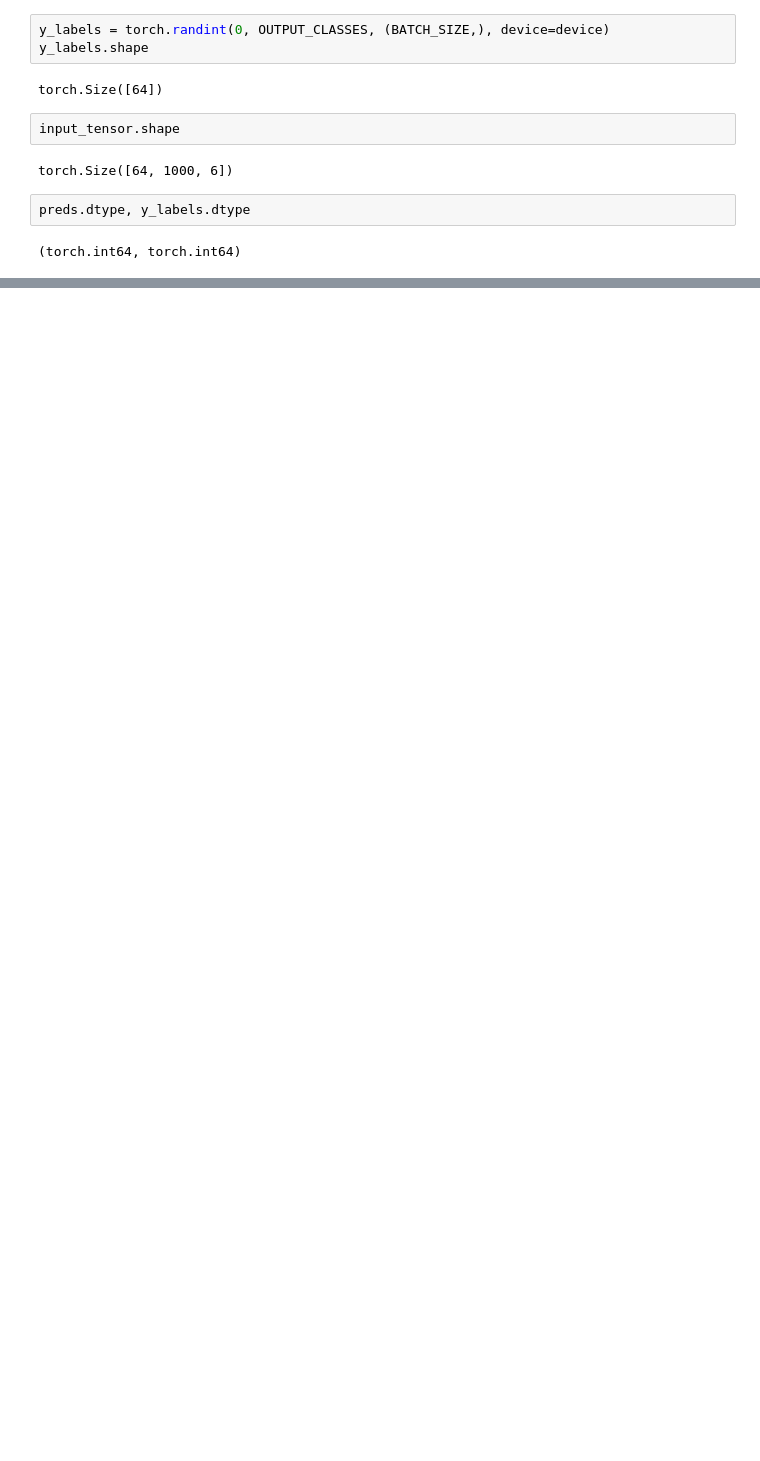
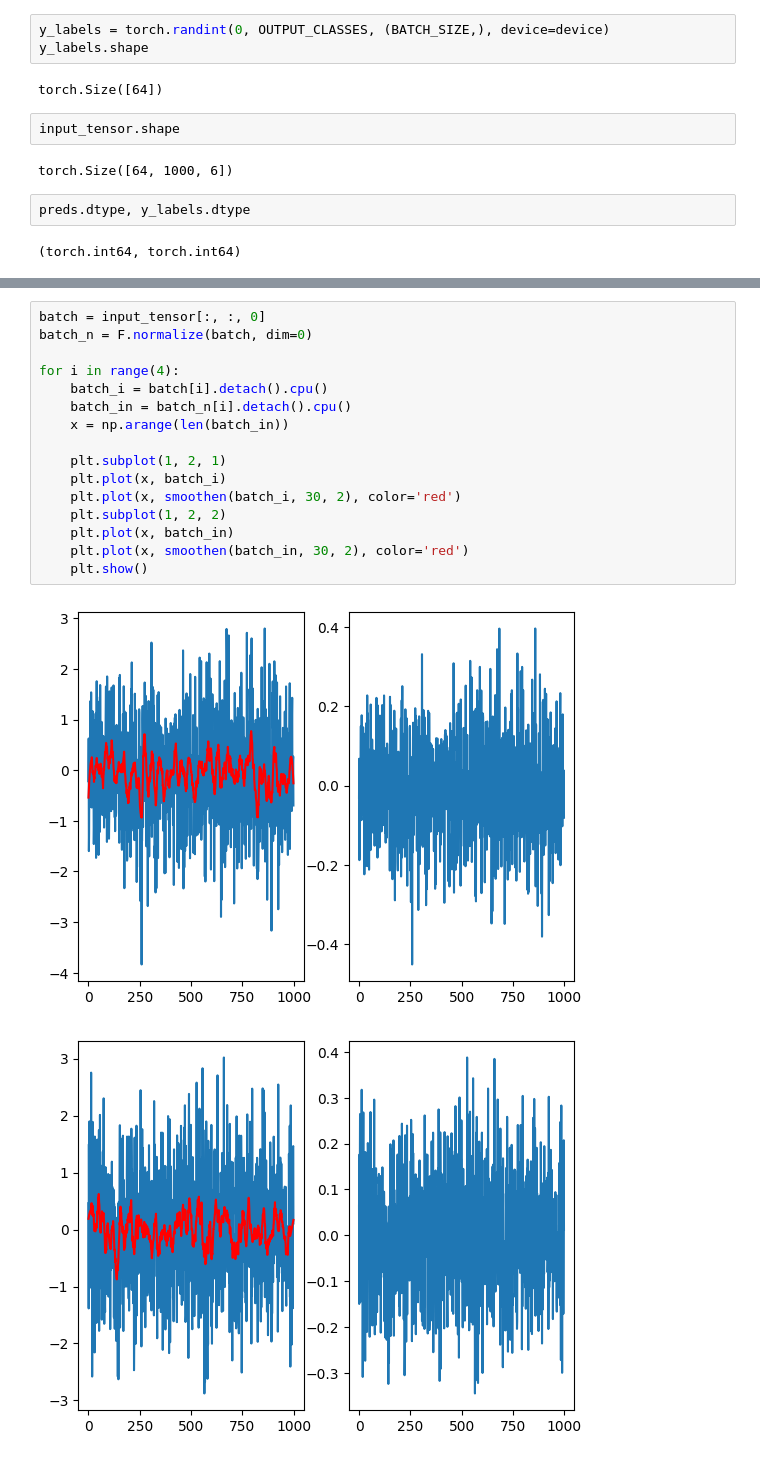
Before and after one commit to joonas-yoon/practice-lstm, a Jupyter notebook: practice.ipynb, the cells around one changed output, grey strips where cells are left out. Saved outputs shown, nothing was run; the diff lists cells and outputs as text; blank space fills up the shorter version.

```diff
--- a/practice.ipynb
+++ b/practice.ipynb
@@ -283,0 +323,19 @@ RuntimeError: element 0 of tensors does not require grad and does not have a gra
+# %%
+batch = input_tensor[:, :, 0]
+batch_n = F.normalize(batch, dim=0)
+
+for i in range(4):
+    batch_i = batch[i].detach().cpu()
+    batch_in = batch_n[i].detach().cpu()
+    x = np.arange(len(batch_in))
+
+    plt.subplot(1, 2, 1)
+    plt.plot(x, batch_i)
+    plt.plot(x, smoothen(batch_i, 30, 2), color='red')
+    plt.subplot(1, 2, 2)
+    plt.plot(x, batch_in)
+    plt.plot(x, smoothen(batch_in, 30, 2), color='red')
+    plt.show()
+# %% [output]
+[figure, added]
+[figure, added]
```
Also changed, not shown: parts of 7 cells of this notebook.
